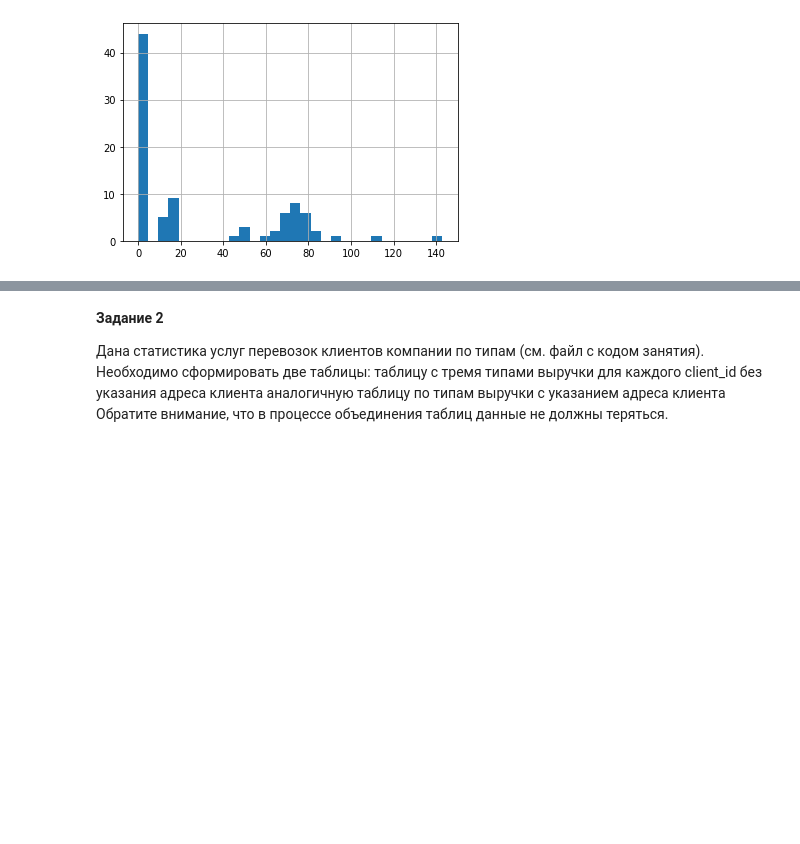
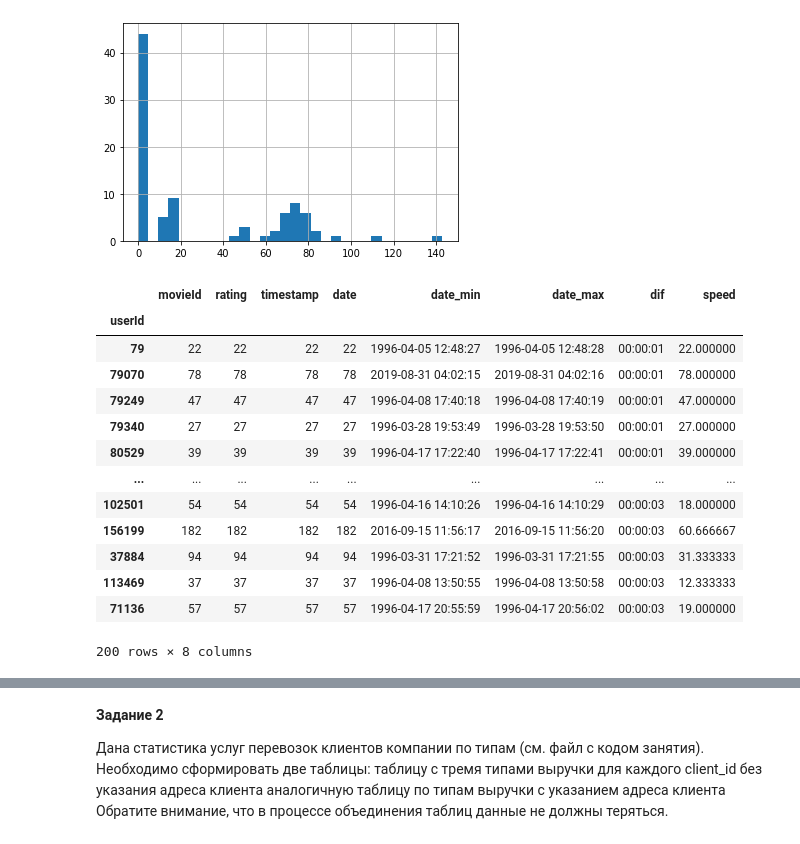
Before and after one commit to AlexeyUdod/netology_pyda, a Jupyter notebook: hw13.ipynb, the cells around one changed output, grey strips where cells are left out. Cells and saved outputs as stored; diff of their text form; code cells hidden in the pictures; blank space fills up the shorter version.

```diff
--- a/hw13.ipynb
+++ b/hw13.ipynb
@@ -79,3 +132,20 @@ min_livetime['Max_films_in_second'].hist(bins=30)
 # %% [output]
 <matplotlib.axes._subplots.AxesSubplot at 0x...>
 [figure]
+# %%
+rate_count[(rate_count.speed < 1000)&(rate_count.speed >1)].sort_values('dif', ascending=True).head(200)
+# %% [output]
+|  | movieId | rating | timestamp | date | date_min | date_max | dif | speed |
+| userId |  |  |  |  |  |  |  |  |
+| 79 | 22 | 22 | 22 | 22 | 1996-04-05 12:48:27 | 1996-04-05 12:48:28 | 00:00:01 | 22.000000 |
+| 79070 | 78 | 78 | 78 | 78 | 2019-08-31 04:02:15 | 2019-08-31 04:02:16 | 00:00:01 | 78.000000 |
+| 79249 | 47 | 47 | 47 | 47 | 1996-04-08 17:40:18 | 1996-04-08 17:40:19 | 00:00:01 | 47.000000 |
+| 79340 | 27 | 27 | 27 | 27 | 1996-03-28 19:53:49 | 1996-03-28 19:53:50 | 00:00:01 | 27.000000 |
+| 80529 | 39 | 39 | 39 | 39 | 1996-04-17 17:22:40 | 1996-04-17 17:22:41 | 00:00:01 | 39.000000 |
+| ... | ... | ... | ... | ... | ... | ... | ... | ... |
+| 102501 | 54 | 54 | 54 | 54 | 1996-04-16 14:10:26 | 1996-04-16 14:10:29 | 00:00:03 | 18.000000 |
+| 156199 | 182 | 182 | 182 | 182 | 2016-09-15 11:56:17 | 2016-09-15 11:56:20 | 00:00:03 | 60.666667 |
+| 37884 | 94 | 94 | 94 | 94 | 1996-03-31 17:21:52 | 1996-03-31 17:21:55 | 00:00:03 | 31.333333 |
+| 113469 | 37 | 37 | 37 | 37 | 1996-04-08 13:50:55 | 1996-04-08 13:50:58 | 00:00:03 | 12.333333 |
+| 71136 | 57 | 57 | 57 | 57 | 1996-04-17 20:55:59 | 1996-04-17 20:56:02 | 00:00:03 | 19.000000 |
+200 rows × 8 columns
```
Also changed, not shown: parts of 7 cells of this notebook.
